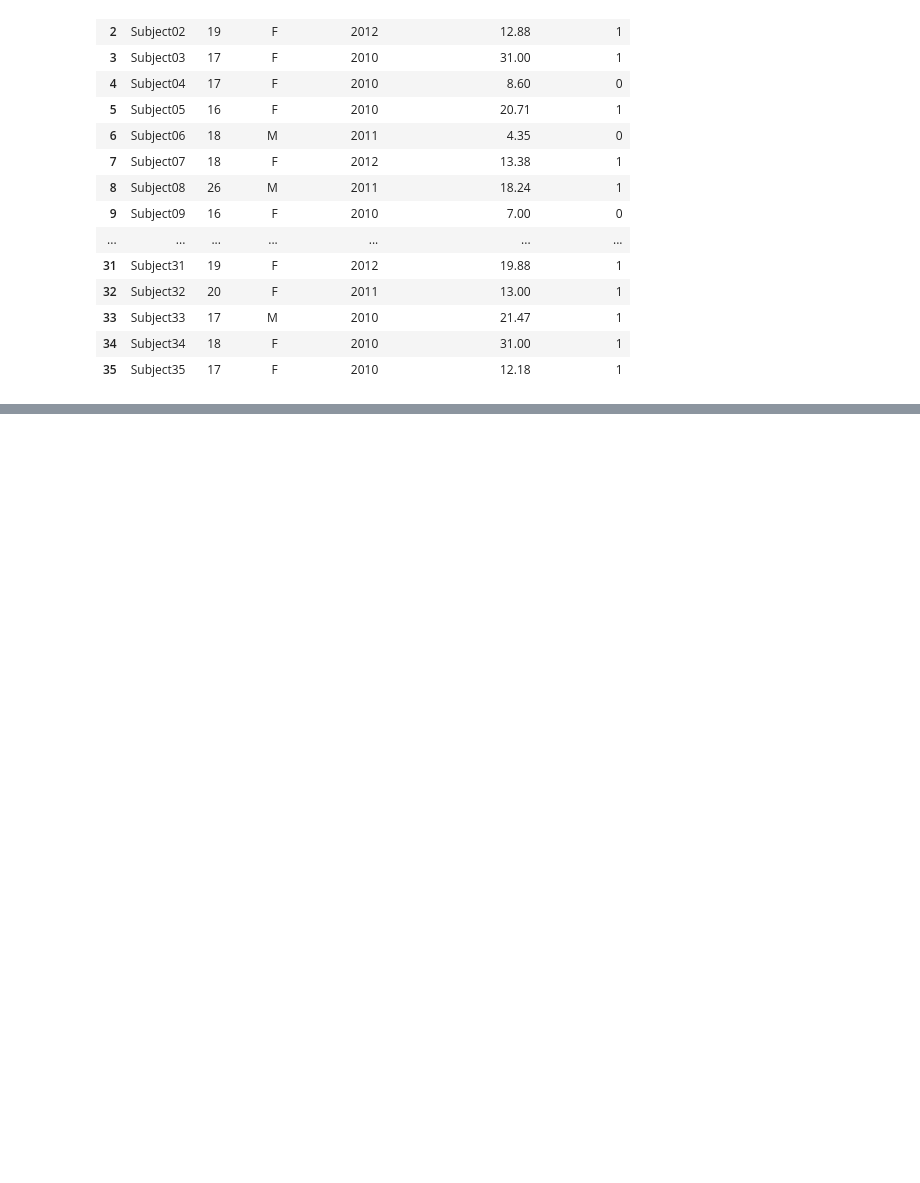
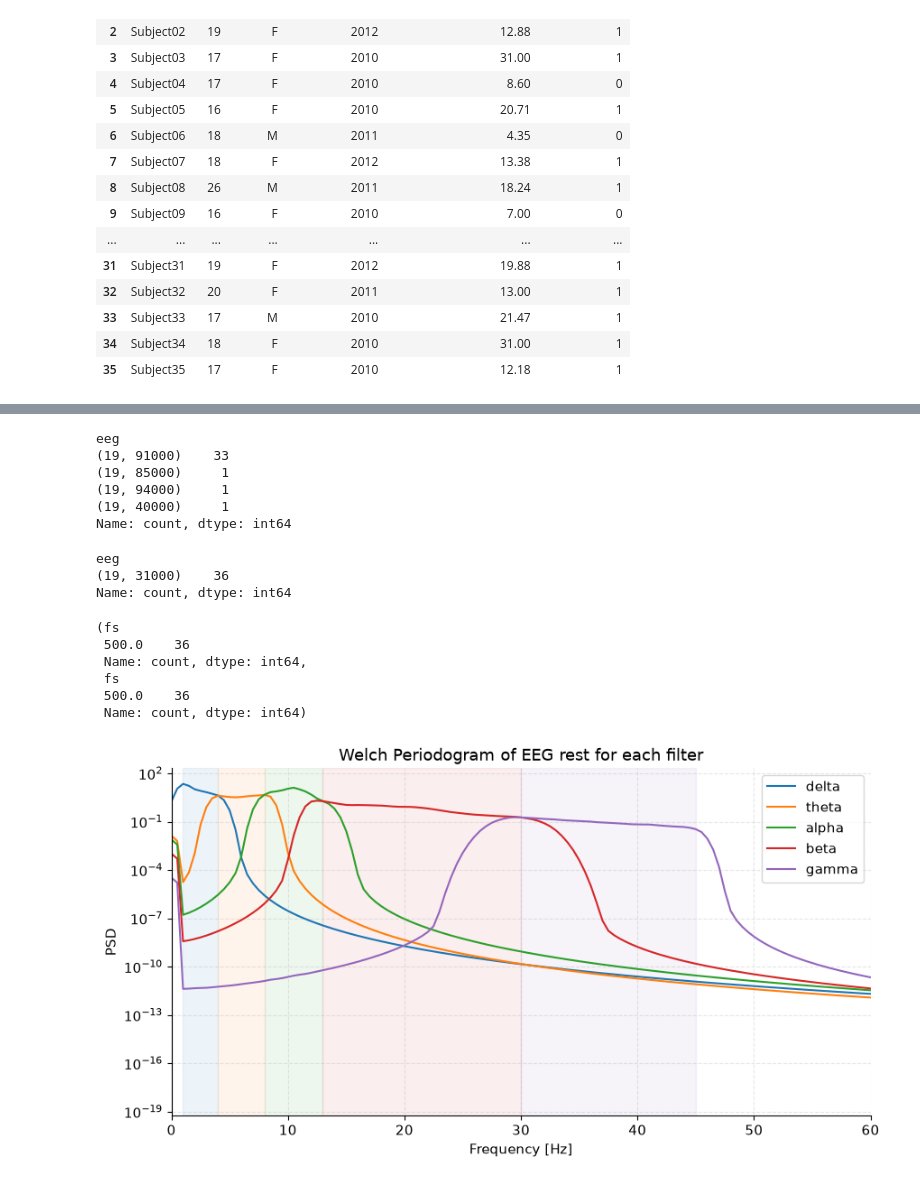
Before and after one commit to francodesource/principal-component-entropy, a Jupyter notebook: pce.ipynb, the cells around one changed output, grey strips where cells are left out. Cells and saved outputs as stored; diff of their text form; code cells hidden in the pictures; blank space fills up the shorter version.

```diff
--- a/pce.ipynb
+++ b/pce.ipynb
@@ -390,0 +445,36 @@ info
+# %%
+eegs_rest_df['eeg'].apply(np.shape).value_counts()
+# %% [output]
+eeg
+(19, 91000)    33
+(19, 85000)     1
+(19, 94000)     1
+(19, 40000)     1
+Name: count, dtype: int64
+# %%
+eegs_arithmetic_df['eeg'].apply(np.shape).value_counts()
+# %% [output]
+eeg
+(19, 31000)    36
+Name: count, dtype: int64
+# %%
+# check of the sampling frequency
+EEG_FS = 500
+eegs_rest_df['fs'].value_counts(), eegs_arithmetic_df['fs'].value_counts()
+# %% [output]
+(fs
+ 500.0    36
+ Name: count, dtype: int64,
+ fs
+ 500.0    36
+ Name: count, dtype: int64)
+# %%
+def get_matrix(df: pd.DataFrame, seconds=60, fs=500) -> np.ndarray:
+    N = seconds * fs
+    array = np.stack([x[: , :N] for x in df['eeg']])
+    return np.swapaxes(array, -1, -2)
+# %%
+eegs_rest = get_matrix(eegs_rest_df)
+eegs_arithmetic = get_matrix(eegs_arithmetic_df)
+
+assert eegs_rest.shape == eegs_arithmetic.shape and eegs_arithmetic.shape == (36, 30000, 19)
@@ -390,0 +585,32 @@ info
+# %%
+from scipy.signal import filtfilt
+from typing import Dict
+
+def filter_wave(x, filter):
+    return filtfilt(filter, [1.0], x, axis=-2)
+
+def filter_eeg_by_wave_bands(eeg: np.ndarray) -> Dict[str, np.ndarray]:
+    return {
+        wave: filter_wave(eeg, f)
+        for wave, f in waves_filters.items()
+    }
+# %%
+eegs_rest_waves = filter_eeg_by_wave_bands(eegs_rest)
+eegs_arithmetic_waves = filter_eeg_by_wave_bands(eegs_arithmetic)
+# %%
+from scipy.signal import welch
+fig, ax = plt.subplots(figsize=(10, 5))
+for name, cfg in wave_fir_configs.items():
+    fs = 500
+    f, P = welch(eegs_rest_waves[name], fs=fs, nperseg=1000, axis=-2)
+    line, = ax.semilogy(f, P.mean(axis=(0, -1)), label=name)
+    ax.axvspan(cfg.l_freq, cfg.h_freq, color=line.get_color(), alpha=0.08)
+
+ax.set_xlim(0, 60)
+ax.set_xlabel("Frequency [Hz]");
+ax.set_ylabel("PSD")
+ax.set_title('Welch Periodogram of EEG rest for each filter')
+ax.legend()
+plt.show()
+# %% [output]
+[figure, added]
```
Also changed, not shown: parts of 19 cells of this notebook.
